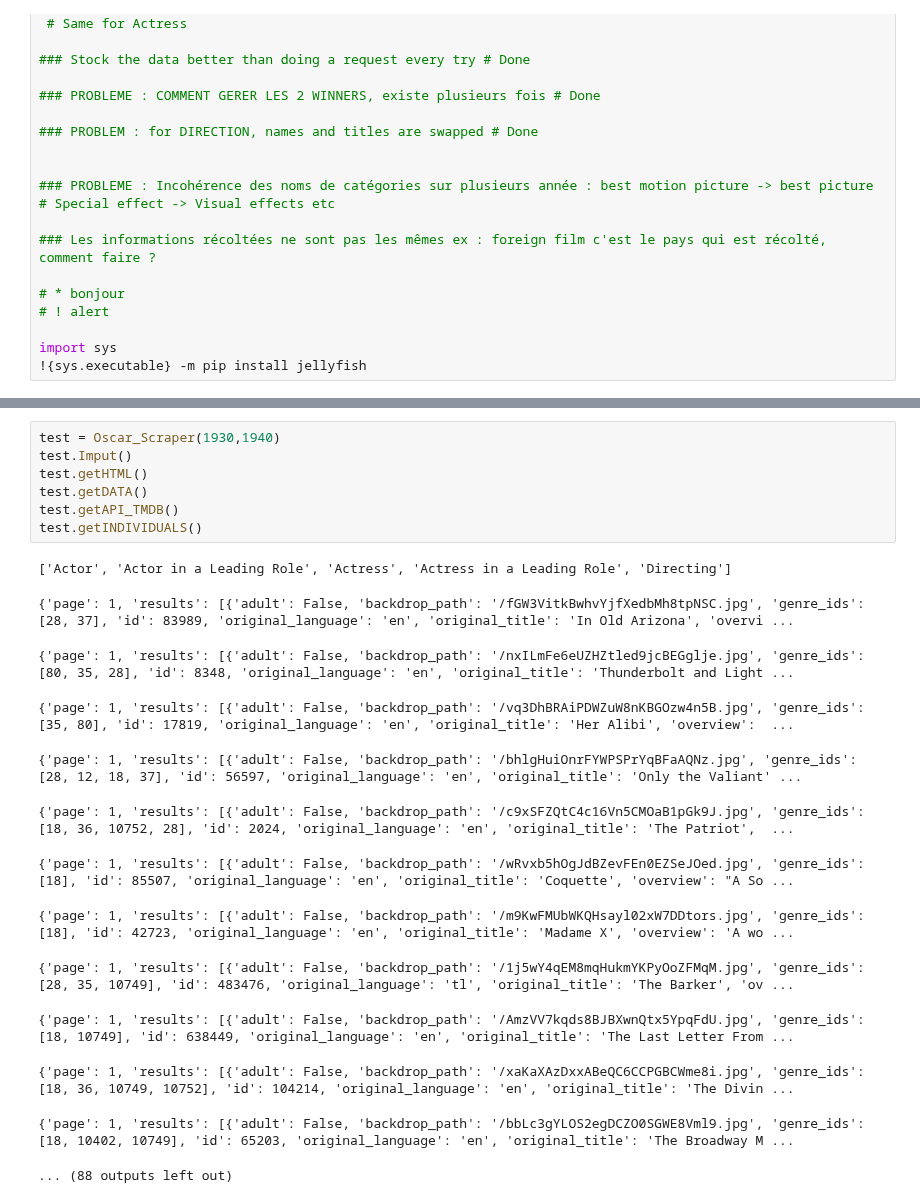
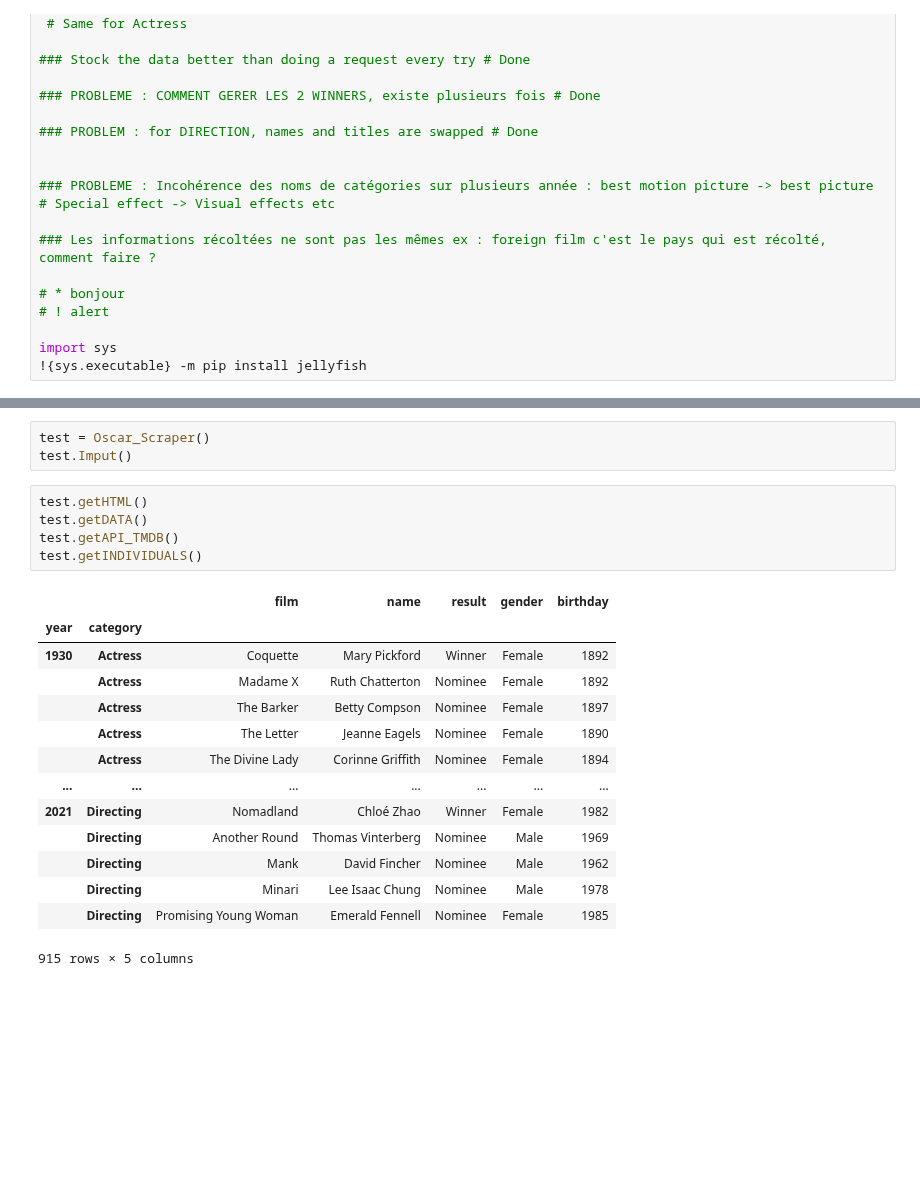
Before and after one commit to omasamo/Final-Project-JEM207, a Jupyter notebook: Progress.ipynb, the cells around one changed output, grey strips where cells are left out. Cells and saved outputs as stored; diff of their text form; blank space fills up the shorter version.

```diff
--- a/Progress.ipynb
+++ b/Progress.ipynb
@@ -723,21 +744,23 @@ class Oscar_Scraper:
+# %%
+test = Oscar_Scraper()
+test.Imput()
 # %%
-test = Oscar_Scraper(1930,1940)
-test.Imput()
 test.getHTML()
 test.getDATA()
 test.getAPI_TMDB()
 test.getINDIVIDUALS()
 # %% [output]
+|  |  | film | name | result | gender | birthday |
+| year | category |  |  |  |  |  |
+| 1930 | Actress | Coquette | Mary Pickford | Winner | Female | 1892 |
+|  | Actress | Madame X | Ruth Chatterton | Nominee | Female | 1892 |
+|  | Actress | The Barker | Betty Compson | Nominee | Female | 1897 |
+|  | Actress | The Letter | Jeanne Eagels | Nominee | Female | 1890 |
+|  | Actress | The Divine Lady | Corinne Griffith | Nominee | Female | 1894 |
+| ... | ... | ... | ... | ... | ... | ... |
+| 2021 | Directing | Nomadland | Chloé Zhao | Winner | Female | 1982 |
+|  | Directing | Another Round | Thomas Vinterberg | Nominee | Male | 1969 |
+|  | Directing | Mank | David Fincher | Nominee | Male | 1962 |
+|  | Directing | Minari | Lee Isaac Chung | Nominee | Male | 1978 |
+|  | Directing | Promising Young Woman | Emerald Fennell | Nominee | Female | 1985 |
-['Actor', 'Actor in a Leading Role', 'Actress', 'Actress in a Leading Role', 'Directing']
+915 rows × 5 columns
-{'page': 1, 'results': [{'adult': False, 'backdrop_path': '/fGW3VitkBwhvYjfXedbMh8tpNSC.jpg', 'genre_ids': [28, 37], 'id': 83989, 'original_language': 'en', 'original_title': 'In Old Arizona', 'overvi ...
-{'page': 1, 'results': [{'adult': False, 'backdrop_path': '/nxILmFe6eUZHZtled9jcBEGglje.jpg', 'genre_ids': [80, 35, 28], 'id': 8348, 'original_language': 'en', 'original_title': 'Thunderbolt and Light ...
-{'page': 1, 'results': [{'adult': False, 'backdrop_path': '/vq3DhBRAiPDWZuW8nKBGOzw4n5B.jpg', 'genre_ids': [35, 80], 'id': 17819, 'original_language': 'en', 'original_title': 'Her Alibi', 'overview':  ...
-{'page': 1, 'results': [{'adult': False, 'backdrop_path': '/bhlgHuiOnrFYWPSPrYqBFaAQNz.jpg', 'genre_ids': [28, 12, 18, 37], 'id': 56597, 'original_language': 'en', 'original_title': 'Only the Valiant' ...
-{'page': 1, 'results': [{'adult': False, 'backdrop_path': '/c9xSFZQtC4c16Vn5CMOaB1pGk9J.jpg', 'genre_ids': [18, 36, 10752, 28], 'id': 2024, 'original_language': 'en', 'original_title': 'The Patriot',  ...
-{'page': 1, 'results': [{'adult': False, 'backdrop_path': '/wRvxb5hOgJdBZevFEn0EZSeJOed.jpg', 'genre_ids': [18], 'id': 85507, 'original_language': 'en', 'original_title': 'Coquette', 'overview': "A So ...
-{'page': 1, 'results': [{'adult': False, 'backdrop_path': '/m9KwFMUbWKQHsayl02xW7DDtors.jpg', 'genre_ids': [18], 'id': 42723, 'original_language': 'en', 'original_title': 'Madame X', 'overview': 'A wo ...
-{'page': 1, 'results': [{'adult': False, 'backdrop_path': '/1j5wY4qEM8mqHukmYKPyOoZFMqM.jpg', 'genre_ids': [28, 35, 10749], 'id': 483476, 'original_language': 'tl', 'original_title': 'The Barker', 'ov ...
-{'page': 1, 'results': [{'adult': False, 'backdrop_path': '/AmzVV7kqds8BJBXwnQtx5YpqFdU.jpg', 'genre_ids': [18, 10749], 'id': 638449, 'original_language': 'en', 'original_title': 'The Last Letter From ...
-{'page': 1, 'results': [{'adult': False, 'backdrop_path': '/xaKaXAzDxxABeQC6CCPGBCWme8i.jpg', 'genre_ids': [18, 36, 10749, 10752], 'id': 104214, 'original_language': 'en', 'original_title': 'The Divin ...
-{'page': 1, 'results': [{'adult': False, 'backdrop_path': '/bbLc3gYLOS2egDCZO0SGWE8Vml9.jpg', 'genre_ids': [18, 10402, 10749], 'id': 65203, 'original_language': 'en', 'original_title': 'The Broadway M ...
-... (88 outputs left out)
```
Also changed, not shown: parts of 5 cells of this notebook.
